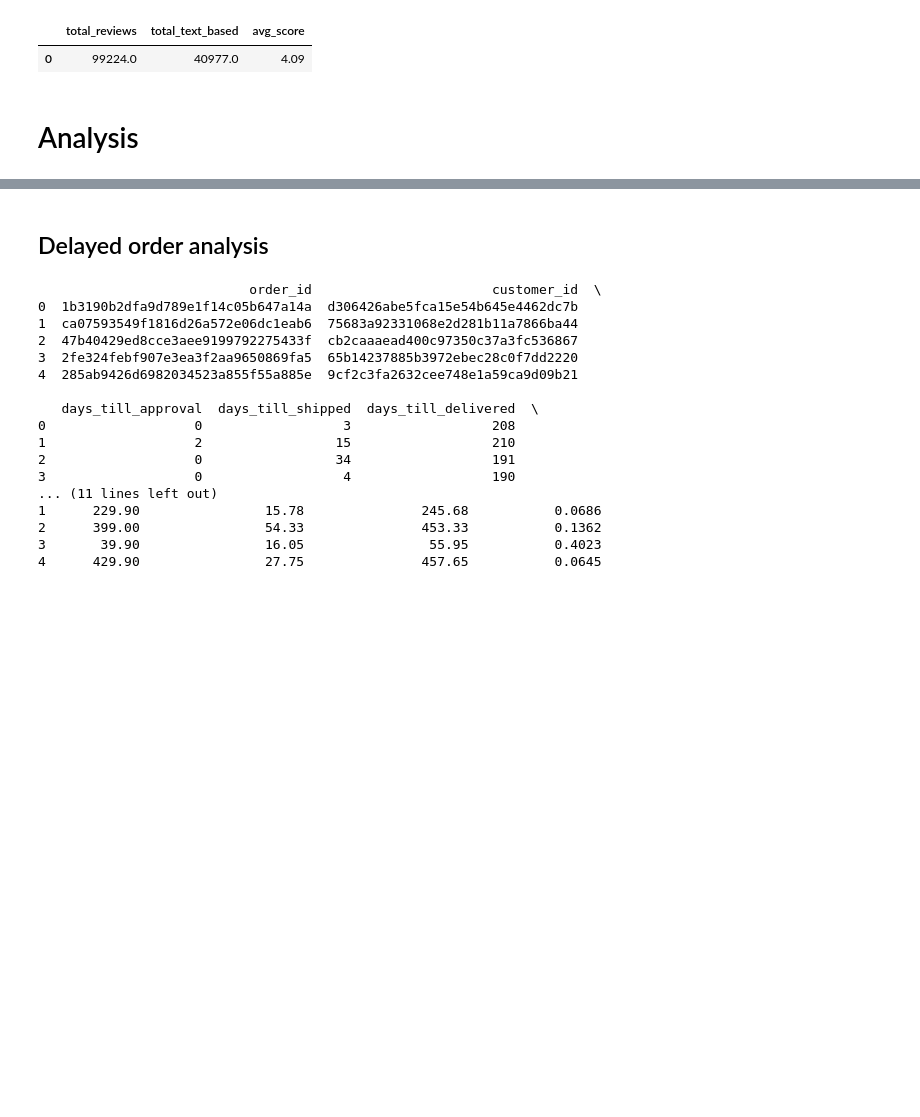
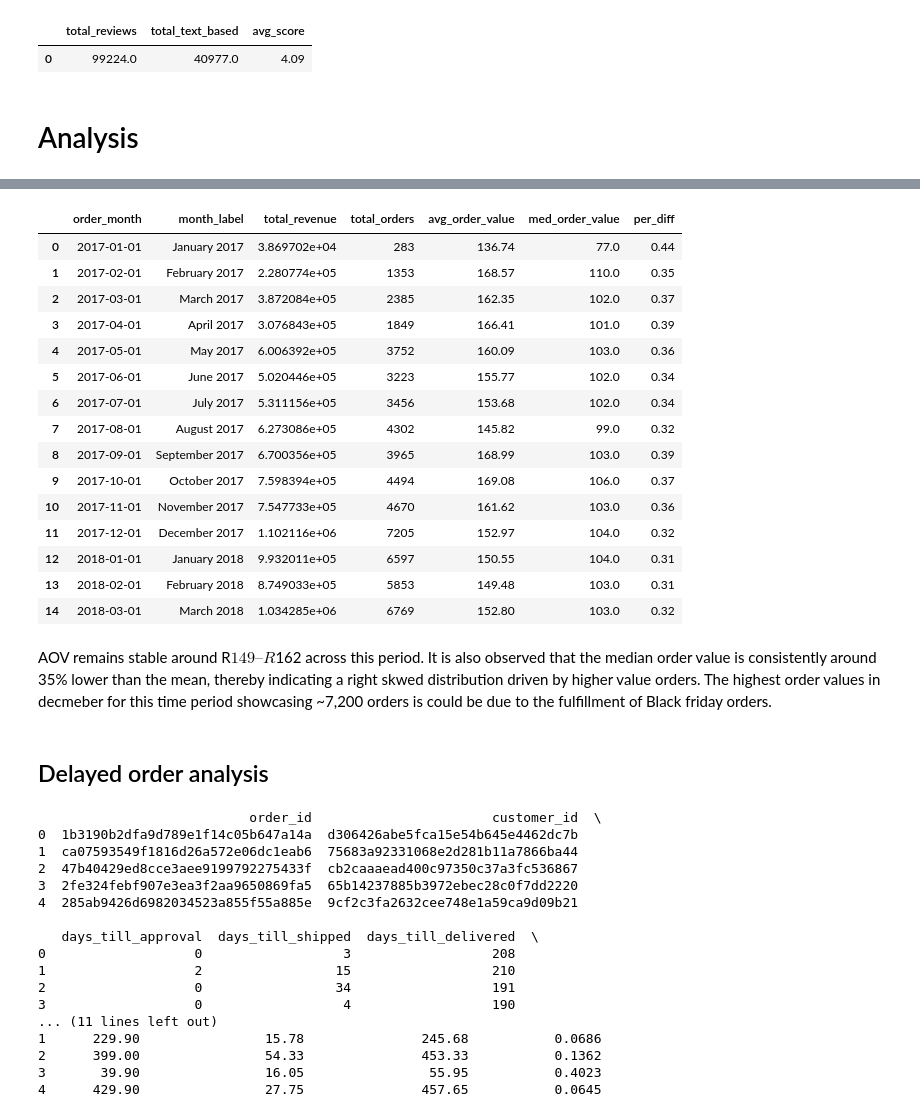
Before and after one commit to tejalig/olist-analysis, a Jupyter notebook: notebooks/05_EDA.ipynb, the cells around one changed output, grey strips where cells are left out. Saved outputs shown, nothing was run; the diff lists cells and outputs as text; code cells hidden in the pictures; blank space fills up the shorter version.

```diff
--- a/notebooks/05_EDA.ipynb
+++ b/notebooks/05_EDA.ipynb
@@ -206,3 +234,46 @@ Text(0.5, 1.0, 'Monthly revenue trend')
+# %%
+query = """
+    select
+
+        DATE_TRUNC('month', odd.order_delivered_customer_date) AS order_month,
+        strftime('%B %Y', odd.order_delivered_customer_date) AS month_label,
+        sum(ocd.order_cost) as total_revenue,
+        count(odd.order_id) as total_orders,
+        round(avg(ocd.order_cost),2) as avg_order_value,
+        round(median(ocd.order_cost)) as med_order_value,
+        round((avg(ocd.order_cost)-median(ocd.order_cost))/round(avg(ocd.order_cost),2),2) as per_diff
+    from orders_delivery_details odd
+    LEFT JOIN order_cost_details ocd
+    on odd.order_id = ocd.order_id
+    where odd.order_delivered_customer_date is not null
+        and odd.order_delivered_customer_date between '2017-01-01' AND '2018-03-31'
+    GROUP BY 1, 2
+    ORDER BY 1
+
+
+
+"""
+
+conn.execute(query).df()
+# %% [output]
+|  | order_month | month_label | total_revenue | total_orders | avg_order_value | med_order_value | per_diff |
+| 0 | 2017-01-01 | January 2017 | 3.869702e+04 | 283 | 136.74 | 77.0 | 0.44 |
+| 1 | 2017-02-01 | February 2017 | 2.280774e+05 | 1353 | 168.57 | 110.0 | 0.35 |
+| 2 | 2017-03-01 | March 2017 | 3.872084e+05 | 2385 | 162.35 | 102.0 | 0.37 |
+| 3 | 2017-04-01 | April 2017 | 3.076843e+05 | 1849 | 166.41 | 101.0 | 0.39 |
+| 4 | 2017-05-01 | May 2017 | 6.006392e+05 | 3752 | 160.09 | 103.0 | 0.36 |
+| 5 | 2017-06-01 | June 2017 | 5.020446e+05 | 3223 | 155.77 | 102.0 | 0.34 |
+| 6 | 2017-07-01 | July 2017 | 5.311156e+05 | 3456 | 153.68 | 102.0 | 0.34 |
+| 7 | 2017-08-01 | August 2017 | 6.273086e+05 | 4302 | 145.82 | 99.0 | 0.32 |
+| 8 | 2017-09-01 | September 2017 | 6.700356e+05 | 3965 | 168.99 | 103.0 | 0.39 |
+| 9 | 2017-10-01 | October 2017 | 7.598394e+05 | 4494 | 169.08 | 106.0 | 0.37 |
+| 10 | 2017-11-01 | November 2017 | 7.547733e+05 | 4670 | 161.62 | 103.0 | 0.36 |
+| 11 | 2017-12-01 | December 2017 | 1.102116e+06 | 7205 | 152.97 | 104.0 | 0.32 |
+| 12 | 2018-01-01 | January 2018 | 9.932011e+05 | 6597 | 150.55 | 104.0 | 0.31 |
+| 13 | 2018-02-01 | February 2018 | 8.749033e+05 | 5853 | 149.48 | 103.0 | 0.31 |
+| 14 | 2018-03-01 | March 2018 | 1.034285e+06 | 6769 | 152.80 | 103.0 | 0.32 |
+# %% [markdown]
+AOV remains stable around R$149–R$162 across this period. It is also observed that the median order value is consistently around 35% lower than the mean, thereby indicating a right skwed distribution driven by higher value orders. The highest order values in decmeber for this time period showcasing ~7,200 orders is could be due to the fulfillment of Black friday orders.
 # %% [markdown]
 ## Delayed order analysis
 # %%
```
Also changed, not shown: parts of 3 cells of this notebook.
